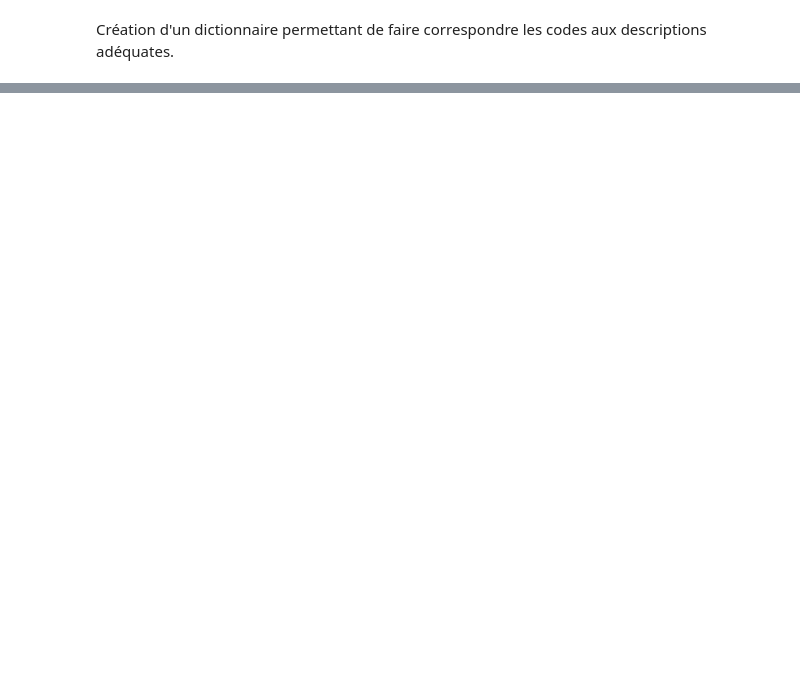
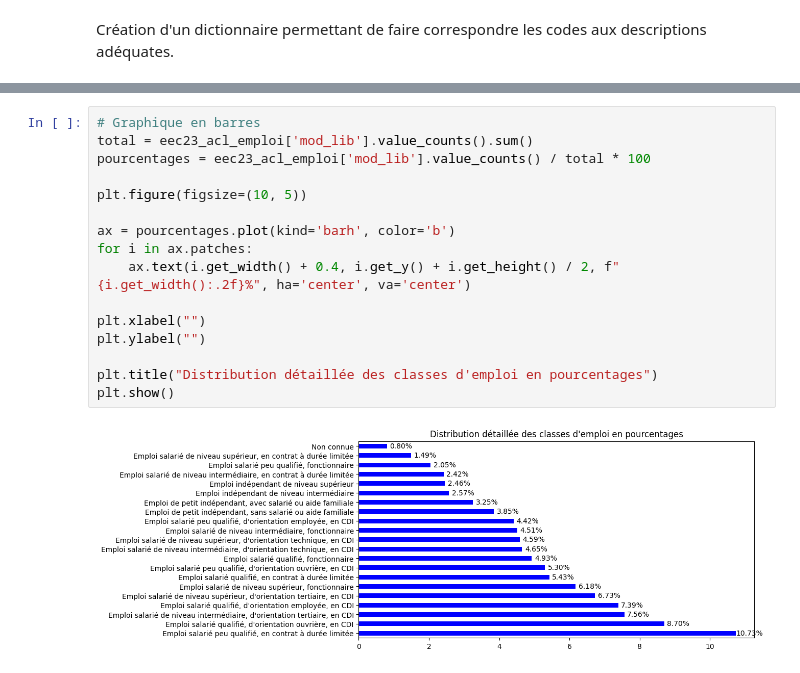
Before and after one commit to Gustiyn/ANALYSE-DES-DONNEES-ACTIVITE-EMPLOI-ET-CHOMAGE---ENQUETE-EMPLOI-EN-CONTINU, a Jupyter notebook: EEC23.ipynb, the cells around one changed output, grey strips where cells are left out. Saved outputs shown, nothing was run; the diff lists cells and outputs as text; blank space fills up the shorter version.

```diff
--- a/EEC23.ipynb
+++ b/EEC23.ipynb
@@ -109,0 +191,18 @@ Création d'un dictionnaire permettant de faire correspondre les codes aux descr
+# %%
+# Graphique en barres
+total = eec23_acl_emploi['mod_lib'].value_counts().sum()
+pourcentages = eec23_acl_emploi['mod_lib'].value_counts() / total * 100
+
+plt.figure(figsize=(10, 5))
+
+ax = pourcentages.plot(kind='barh', color='b')
+for i in ax.patches:
+    ax.text(i.get_width() + 0.4, i.get_y() + i.get_height() / 2, f"{i.get_width():.2f}%", ha='center', va='center')
+
+plt.xlabel("")
+plt.ylabel("")
+
+plt.title("Distribution détaillée des classes d'emploi en pourcentages")
+plt.show()
+# %% [output]
+[figure, added]
```
Also changed, not shown: parts of 35 cells of this notebook.
